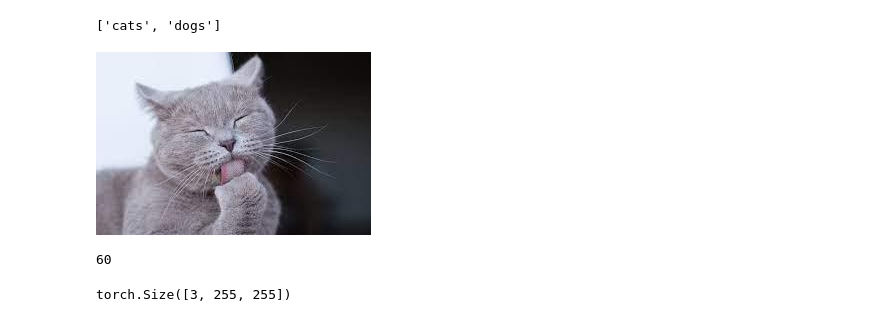
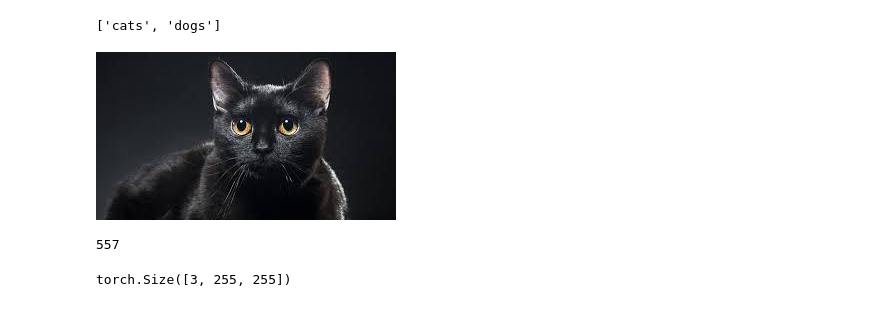
Before and after one commit to Jean-Johnson/bored_emotion_classifier, a Jupyter notebook: lab.ipynb, the cells around one changed output. Drawn from its saved outputs; the diff is of its cells as text; code cells hidden in the pictures.

```diff
--- a/lab.ipynb
+++ b/lab.ipynb
@@ -27,18 +16,18 @@ data/cats_dogs_sample\train\dogs
 # %% [markdown]
 ### Data Prep
 # %%
-dataset = ImageFolder('data/cats_dogs_sample/train/')
+dataset = ImageFolder('data/cats_dogs/train/')
 dataset.classes
 # %% [output]
 ['cats', 'dogs']
 # %%
-display(dataset[0][0])
+display(dataset[2][0])
 # %% [output]
-[figure, old version]
+[figure, new version]
 # %%
 len(dataset)
 # %% [output]
-60
+557
 # %%
 transform = transforms.Compose([transforms.Resize((255,255) ),
                                 transforms.RandomVerticalFlip(),
```
Also changed, not shown: parts of 16 cells of this notebook, 3 other files.
